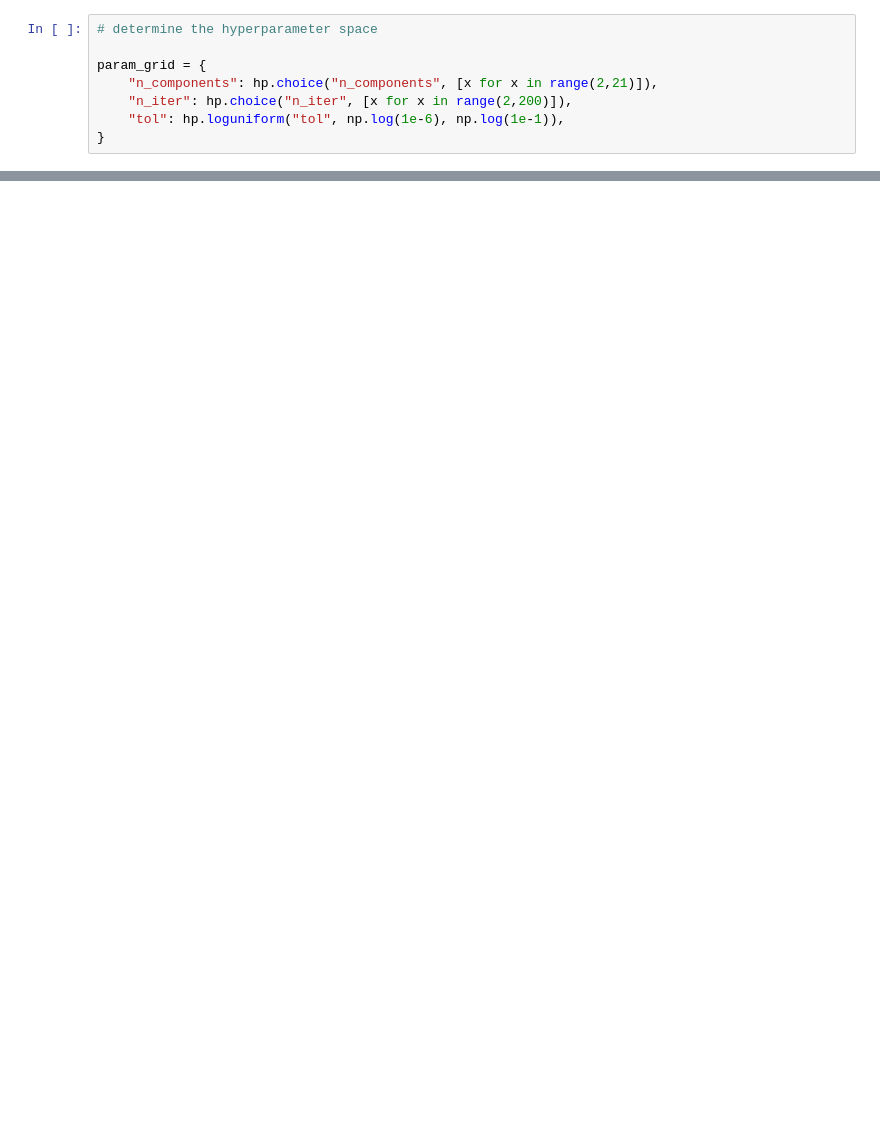
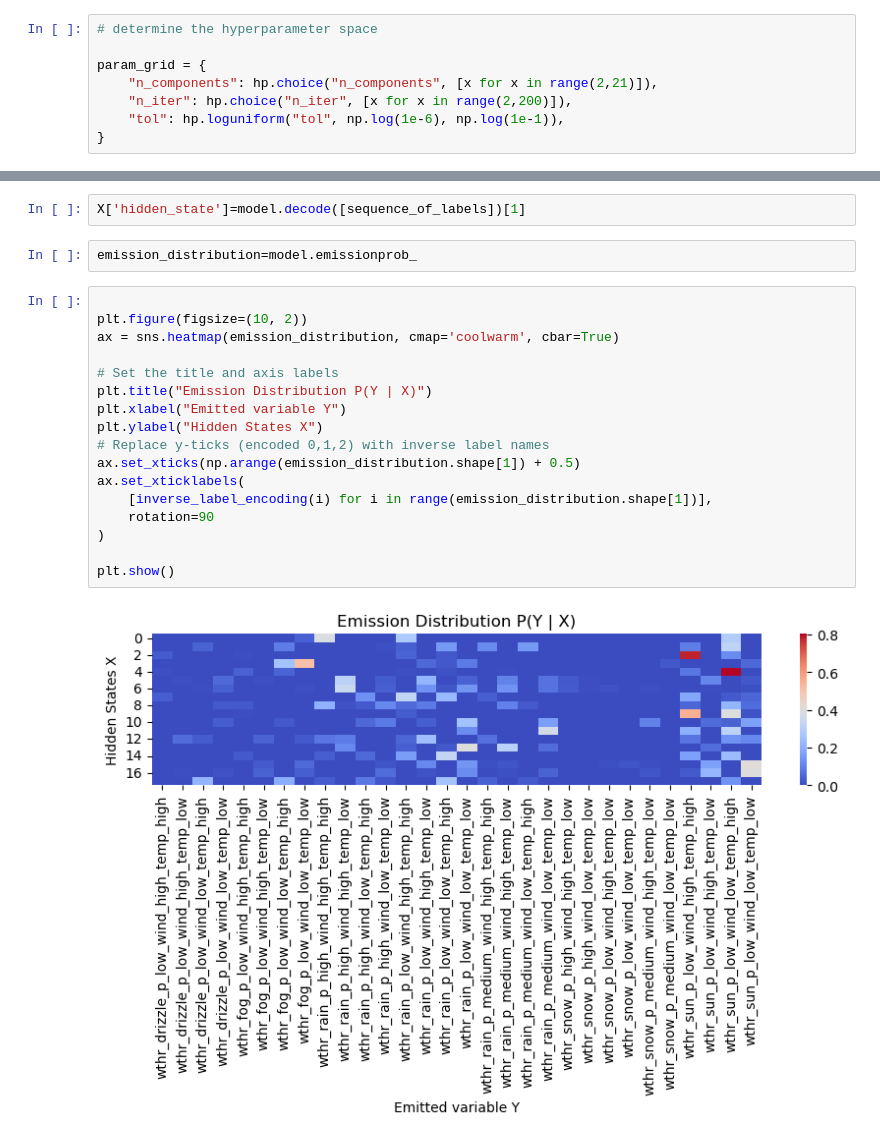
Before and after one commit to sarangkulkarni-math/Hidden-Markov-Models, a Jupyter notebook: HMM_first_project.ipynb, the cells around one changed output, grey strips where cells are left out. Drawn from its saved outputs; the diff is of its cells as text; blank space fills up the shorter version.

```diff
--- a/HMM_first_project.ipynb
+++ b/HMM_first_project.ipynb
@@ -431,0 +498,23 @@ def objective(params):
+# %%
+X['hidden_state']=model.decode([sequence_of_labels])[1]
+# %%
+emission_distribution=model.emissionprob_
+# %%
+
+plt.figure(figsize=(10, 2))
+ax = sns.heatmap(emission_distribution, cmap='coolwarm', cbar=True)
+
+# Set the title and axis labels
+plt.title("Emission Distribution P(Y | X)")
+plt.xlabel("Emitted variable Y")
+plt.ylabel("Hidden States X")
+# Replace y-ticks (encoded 0,1,2) with inverse label names
+ax.set_xticks(np.arange(emission_distribution.shape[1]) + 0.5)
+ax.set_xticklabels(
+    [inverse_label_encoding(i) for i in range(emission_distribution.shape[1])],
+    rotation=90
+)
+
+plt.show()
+# %% [output]
+[figure, added]
```
Also changed, not shown: parts of 11 cells of this notebook.
